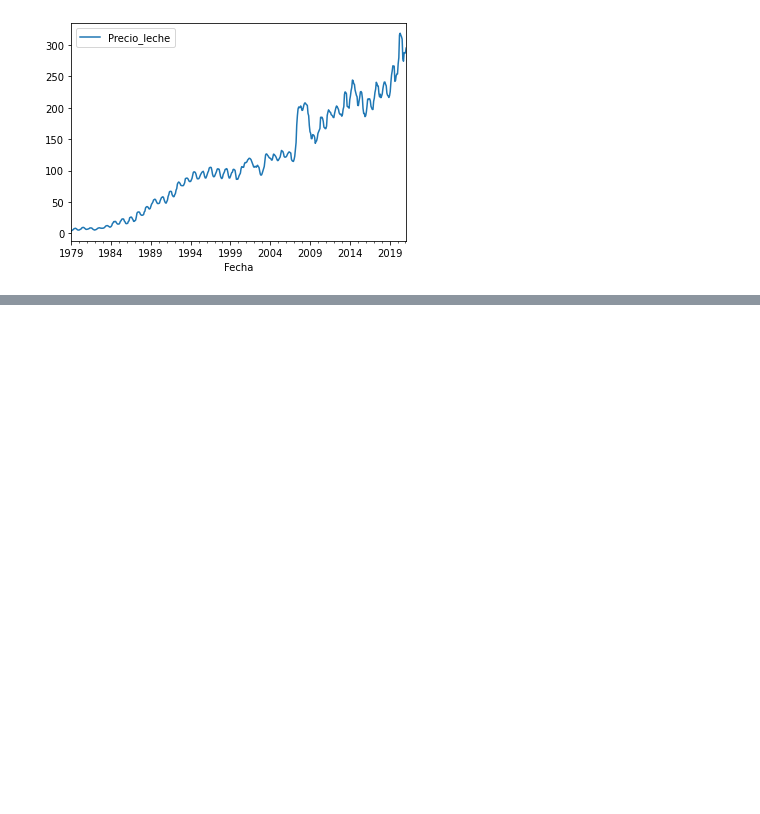
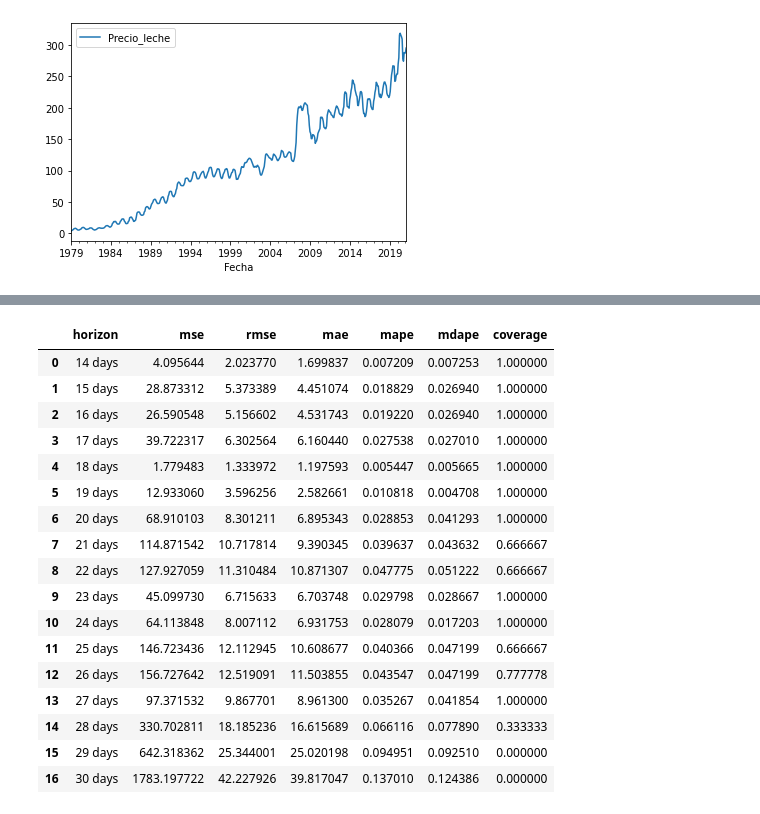
Before and after one commit to maramir6/spike_challenge, a Jupyter notebook: desafio.ipynb, the cells around one changed output, grey strips where cells are left out. Cells and saved outputs as stored; diff of their text form; code cells hidden in the pictures; blank space fills up the shorter version.

```diff
--- a/desafio.ipynb
+++ b/desafio.ipynb
@@ -500,0 +520,4 @@ df_p.head(30)
+# %%
+start_time = df_ppt_mlk["ds"].min()
+init_days = str((pd.Timestamp('2017-01-01') - start_time).days) + " days"
+df_cv = cross_validation(model, initial=init_days, period='30 days', horizon='30 days',  parallel="threads")
@@ -500,0 +527,22 @@ df_p.head(30)
+# %%
+df_p = performance_metrics(df_cv)
+df_p.head(30)
+# %% [output]
+|  | horizon | mse | rmse | mae | mape | mdape | coverage |
+| 0 | 14 days | 4.095644 | 2.023770 | 1.699837 | 0.007209 | 0.007253 | 1.000000 |
+| 1 | 15 days | 28.873312 | 5.373389 | 4.451074 | 0.018829 | 0.026940 | 1.000000 |
+| 2 | 16 days | 26.590548 | 5.156602 | 4.531743 | 0.019220 | 0.026940 | 1.000000 |
+| 3 | 17 days | 39.722317 | 6.302564 | 6.160440 | 0.027538 | 0.027010 | 1.000000 |
+| 4 | 18 days | 1.779483 | 1.333972 | 1.197593 | 0.005447 | 0.005665 | 1.000000 |
+| 5 | 19 days | 12.933060 | 3.596256 | 2.582661 | 0.010818 | 0.004708 | 1.000000 |
+| 6 | 20 days | 68.910103 | 8.301211 | 6.895343 | 0.028853 | 0.041293 | 1.000000 |
+| 7 | 21 days | 114.871542 | 10.717814 | 9.390345 | 0.039637 | 0.043632 | 0.666667 |
+| 8 | 22 days | 127.927059 | 11.310484 | 10.871307 | 0.047775 | 0.051222 | 0.666667 |
+| 9 | 23 days | 45.099730 | 6.715633 | 6.703748 | 0.029798 | 0.028667 | 1.000000 |
+| 10 | 24 days | 64.113848 | 8.007112 | 6.931753 | 0.028079 | 0.017203 | 1.000000 |
+| 11 | 25 days | 146.723436 | 12.112945 | 10.608677 | 0.040366 | 0.047199 | 0.666667 |
+| 12 | 26 days | 156.727642 | 12.519091 | 11.503855 | 0.043547 | 0.047199 | 0.777778 |
+| 13 | 27 days | 97.371532 | 9.867701 | 8.961300 | 0.035267 | 0.041854 | 1.000000 |
+| 14 | 28 days | 330.702811 | 18.185236 | 16.615689 | 0.066116 | 0.077890 | 0.333333 |
+| 15 | 29 days | 642.318362 | 25.344001 | 25.020198 | 0.094951 | 0.092510 | 0.000000 |
+| 16 | 30 days | 1783.197722 | 42.227926 | 39.817047 | 0.137010 | 0.124386 | 0.000000 |
```
Also changed, not shown: parts of 45 cells of this notebook.
